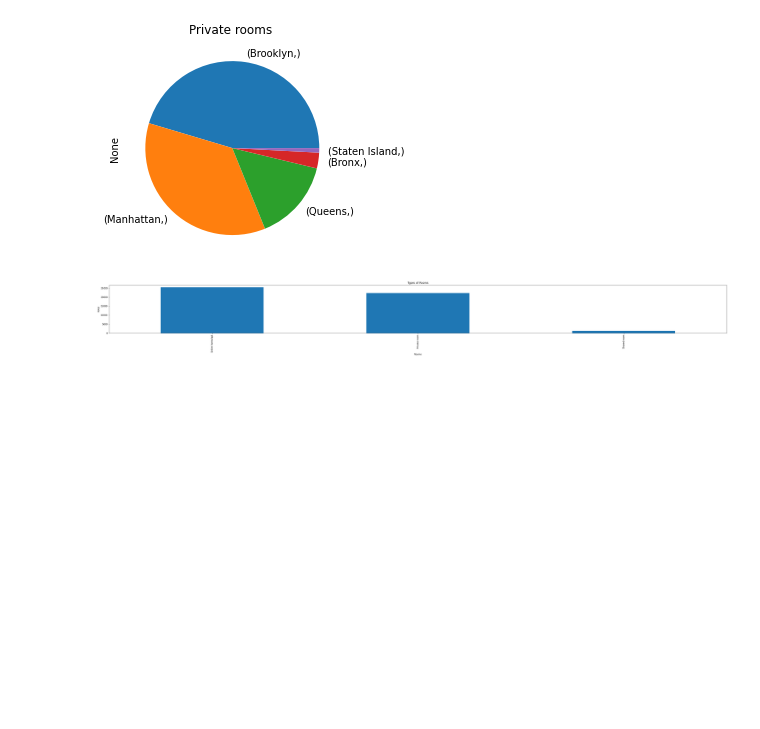
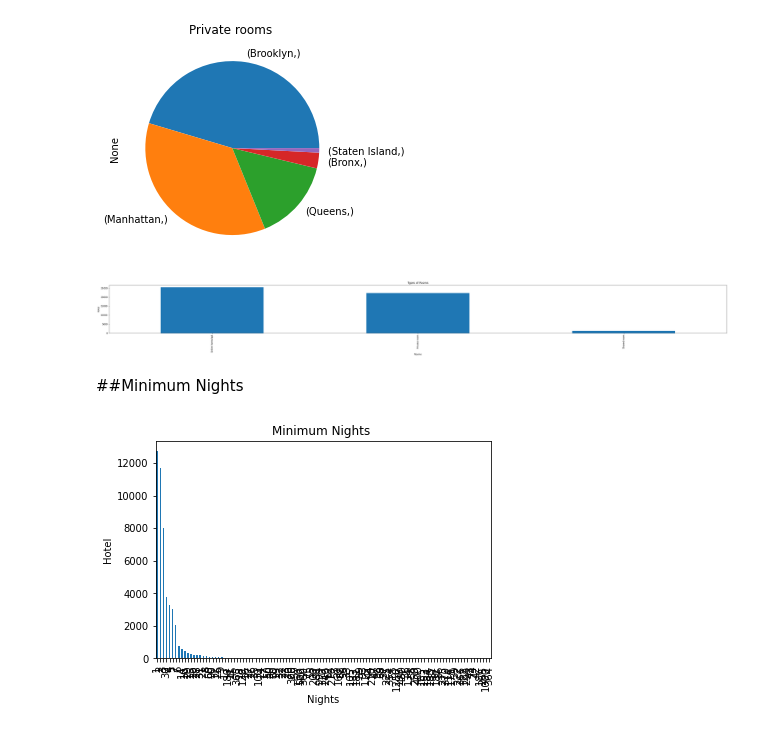
Before and after one commit to Rishekh/Airbnb-Booking-Analysis, a Jupyter notebook: Airbnb_project.ipynb, the cells around one changed output. Cells and saved outputs as stored; diff of their text form; code cells hidden in the pictures; blank space fills up the shorter version.

```diff
--- a/Airbnb_project.ipynb
+++ b/Airbnb_project.ipynb
@@ -370,3 +370,16 @@ plt.ylabel('Hotel')
 plt.rcParams['figure.figsize']=(20,4)
 # %% [output]
 [figure]
+# %% [markdown]
+##Minimum Nights
+# %%
+Minimum_night=df['minimum_nights'].value_counts()
+# %%
+Minimum_night.plot(kind='bar')
+
+plt.title('Minimum Nights ')
+plt.xlabel('Nights')
+plt.ylabel('Hotel')
+plt.rcParams['figure.figsize']=(30,5)
+# %% [output]
+[figure, added]
```
